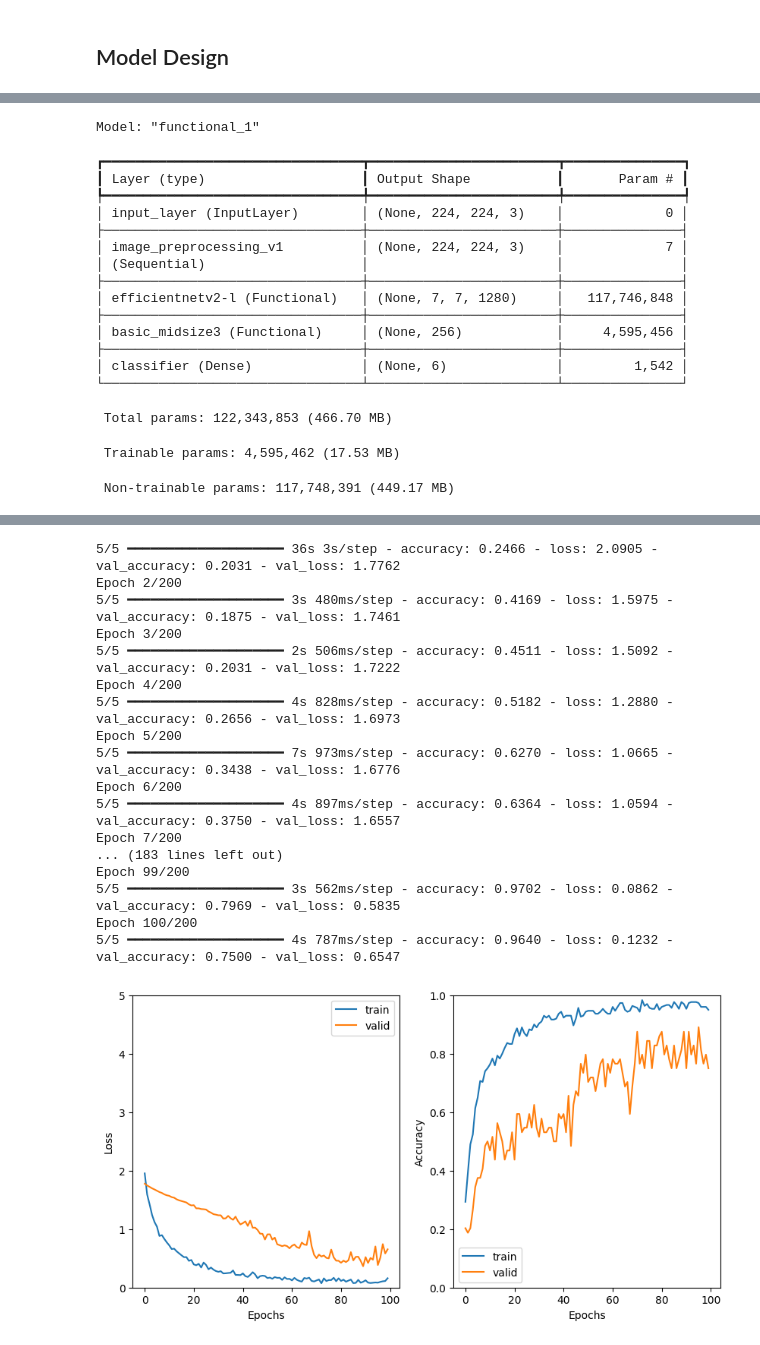
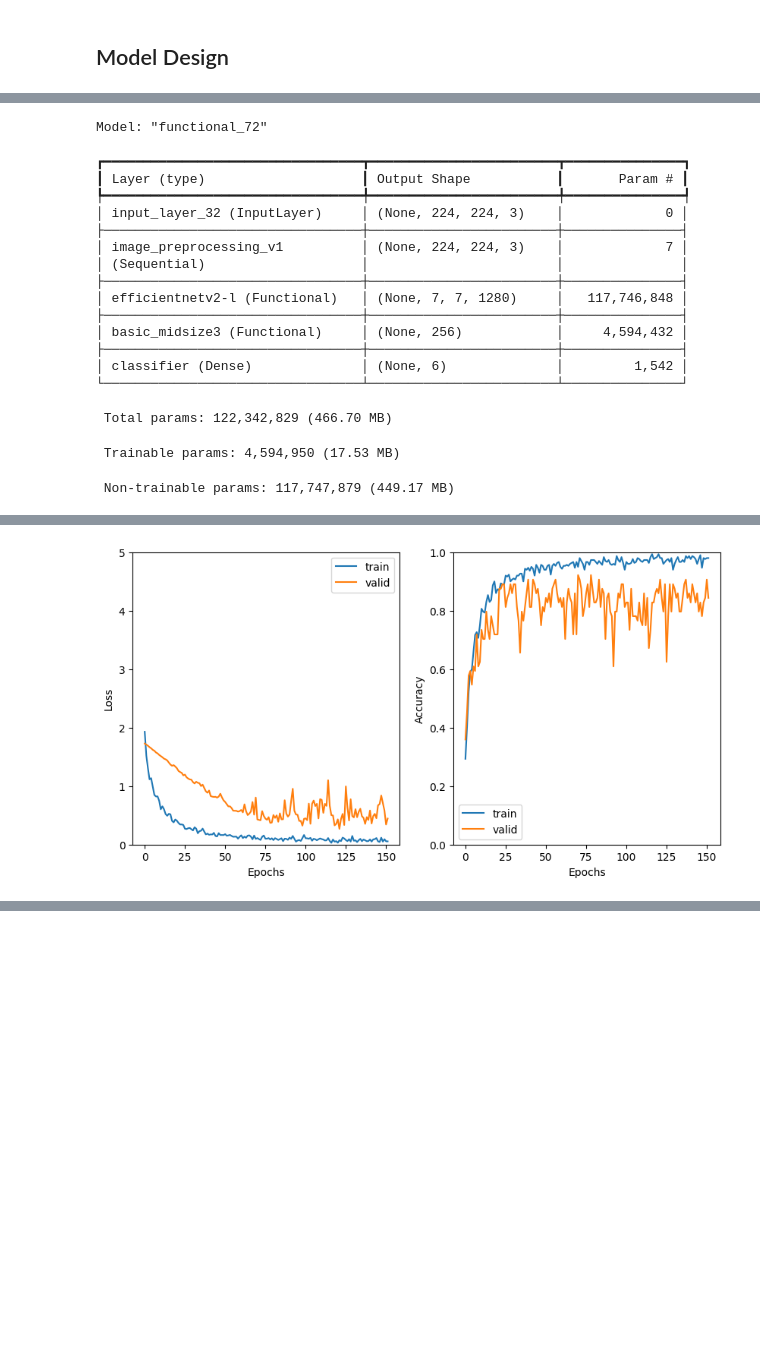
Before and after one commit to FennexFox/dlthon, a Jupyter notebook: model_test.ipynb, the cells around one changed output, grey strips where cells are left out. Drawn from its saved outputs; the diff is of its cells as text; code cells hidden in the pictures; blank space fills up the shorter version.

Commit message:
improve model

```diff
--- a/model_test.ipynb
+++ b/model_test.ipynb
@@ -227,7 +214,7 @@ eV2L_midsize3_history = eV2L_midsize3().fit(
     epochs=200,
     callbacks=[
         utils.callback_savemodel('eV2L_midsize3.keras'),
-        utils.callback_earlystop(10)
+        utils.callback_earlystop(30)
     ],
 )
 
@@ -236,22 +223,22 @@ utils.plot_history(eV2L_midsize3_history)
 test_loss, test_acc = keras.models.load_model('eV2L_midsize3.keras').evaluate(test_dataset)
 print(f"Test accuracy: {test_acc:.2f}%, Test loss: {test_loss:.2f}")
 # %% [output]
-Model: "functional_1"
+Model: "functional_72"
 ┏━━━━━━━━━━━━━━━━━━━━━━━━━━━━━━━━━┳━━━━━━━━━━━━━━━━━━━━━━━━┳━━━━━━━━━━━━━━━┓
 ┃ Layer (type)                    ┃ Output Shape           ┃       Param # ┃
 ┡━━━━━━━━━━━━━━━━━━━━━━━━━━━━━━━━━╇━━━━━━━━━━━━━━━━━━━━━━━━╇━━━━━━━━━━━━━━━┩
-│ input_layer (InputLayer)        │ (None, 224, 224, 3)    │             0 │
+│ input_layer_32 (InputLayer)     │ (None, 224, 224, 3)    │             0 │
 ├─────────────────────────────────┼────────────────────────┼───────────────┤
 │ image_preprocessing_v1          │ (None, 224, 224, 3)    │             7 │
 │ (Sequential)                    │                        │               │
 ├─────────────────────────────────┼────────────────────────┼───────────────┤
 │ efficientnetv2-l (Functional)   │ (None, 7, 7, 1280)     │   117,746,848 │
 ├─────────────────────────────────┼────────────────────────┼───────────────┤
-│ basic_midsize3 (Functional)     │ (None, 256)            │     4,595,456 │
+│ basic_midsize3 (Functional)     │ (None, 256)            │     4,594,432 │
 ├─────────────────────────────────┼────────────────────────┼───────────────┤
 │ classifier (Dense)              │ (None, 6)              │         1,542 │
 └─────────────────────────────────┴────────────────────────┴───────────────┘
- Total params: 122,343,853 (466.70 MB)
+ Total params: 122,342,829 (466.70 MB)
- Trainable params: 4,595,462 (17.53 MB)
+ Trainable params: 4,594,950 (17.53 MB)
- Non-trainable params: 117,748,391 (449.17 MB)
+ Non-trainable params: 117,747,879 (449.17 MB)
 Epoch 1/200
@@ -257,0 +261 @@ Epoch 1/200
+[figure, new version]
@@ -259,18 +263,0 @@ I0000 00:00:1737551743.404475  539776 cuda_dnn.cc:529] Loaded cuDNN version 9060
-5/5 ━━━━━━━━━━━━━━━━━━━━ 36s 3s/step - accuracy: 0.2466 - loss: 2.0905 - val_accuracy: 0.2031 - val_loss: 1.7762
-Epoch 2/200
-5/5 ━━━━━━━━━━━━━━━━━━━━ 3s 480ms/step - accuracy: 0.4169 - loss: 1.5975 - val_accuracy: 0.1875 - val_loss: 1.7461
-Epoch 3/200
-5/5 ━━━━━━━━━━━━━━━━━━━━ 2s 506ms/step - accuracy: 0.4511 - loss: 1.5092 - val_accuracy: 0.2031 - val_loss: 1.7222
-Epoch 4/200
-5/5 ━━━━━━━━━━━━━━━━━━━━ 4s 828ms/step - accuracy: 0.5182 - loss: 1.2880 - val_accuracy: 0.2656 - val_loss: 1.6973
-Epoch 5/200
-5/5 ━━━━━━━━━━━━━━━━━━━━ 7s 973ms/step - accuracy: 0.6270 - loss: 1.0665 - val_accuracy: 0.3438 - val_loss: 1.6776
-Epoch 6/200
-5/5 ━━━━━━━━━━━━━━━━━━━━ 4s 897ms/step - accuracy: 0.6364 - loss: 1.0594 - val_accuracy: 0.3750 - val_loss: 1.6557
-Epoch 7/200
-... (183 lines left out)
-Epoch 99/200
-5/5 ━━━━━━━━━━━━━━━━━━━━ 3s 562ms/step - accuracy: 0.9702 - loss: 0.0862 - val_accuracy: 0.7969 - val_loss: 0.5835
-Epoch 100/200
-5/5 ━━━━━━━━━━━━━━━━━━━━ 4s 787ms/step - accuracy: 0.9640 - loss: 0.1232 - val_accuracy: 0.7500 - val_loss: 0.6547
-[figure, old version]
```
Also changed, not shown: parts of 8 cells of this notebook.
